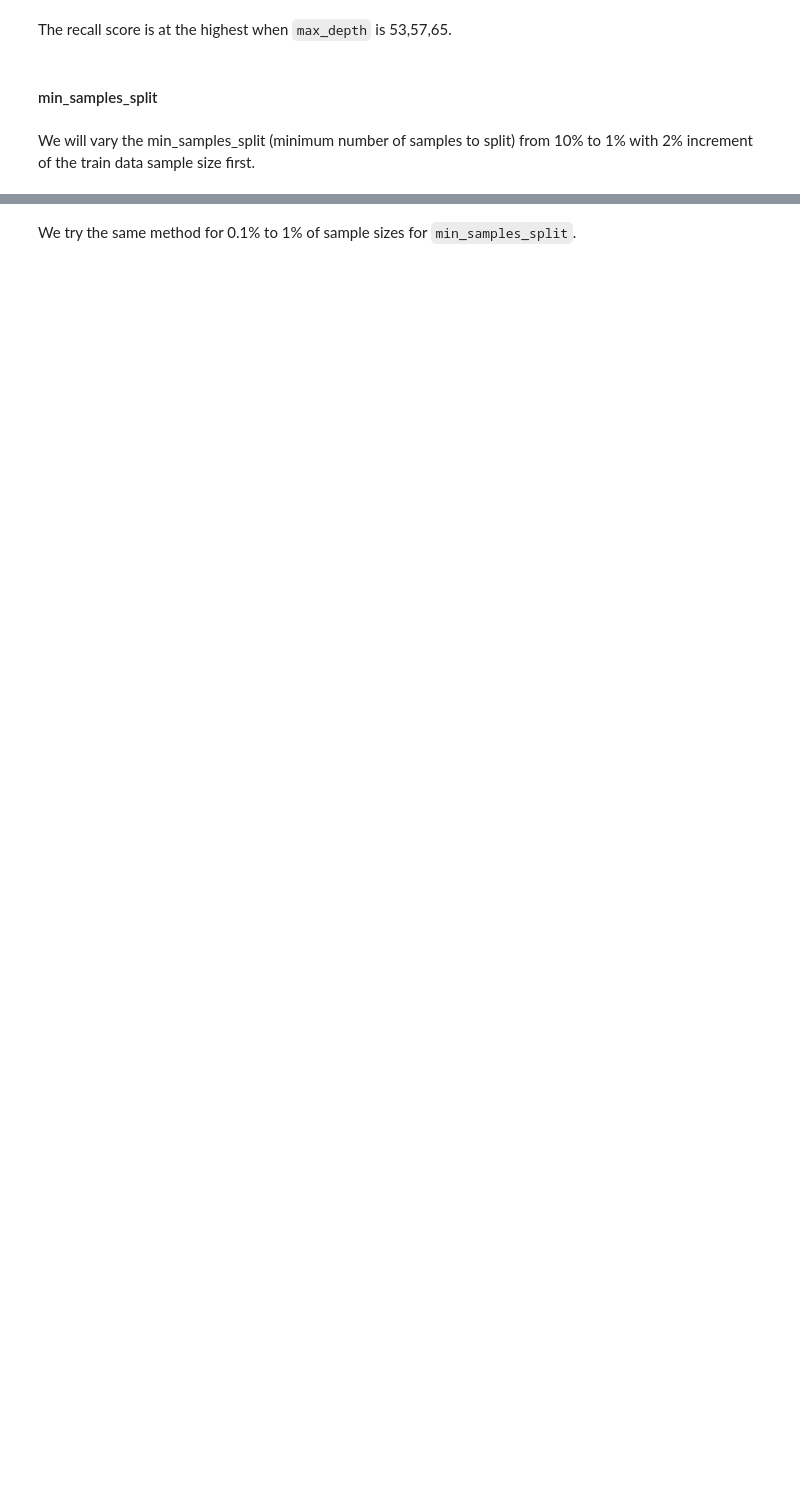
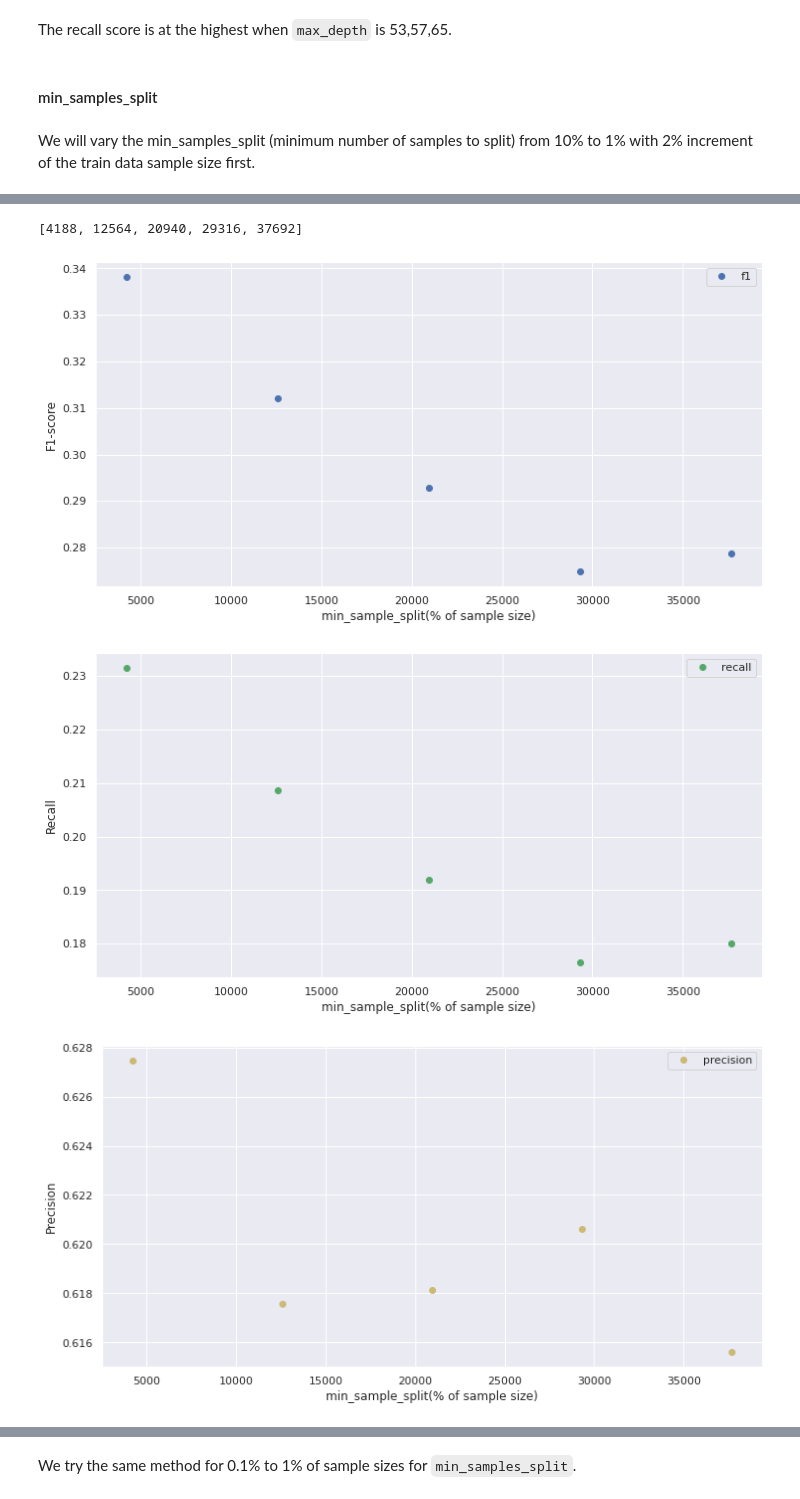
Before and after one commit to russell-ligon/DonorBooster, a Jupyter notebook: testscripts/DC_timeLogistic.ipynb, the cells around one changed output, grey strips where cells are left out. Saved outputs shown, nothing was run; the diff lists cells and outputs as text; code cells hidden in the pictures; blank space fills up the shorter version.

```diff
--- a/testscripts/DC_timeLogistic.ipynb
+++ b/testscripts/DC_timeLogistic.ipynb
@@ -1061,14 +1104,16 @@ We will vary the min_samples_split (minimum number of samples to split) from 10%
 # %%
-[int(x*0.01*418804) for x in np.arange(1,10,2)]
+[int(x*0.01*len(X_train)) for x in np.arange(1,10,2)]
+# %% [output]
+[4188, 12564, 20940, 29316, 37692]
 # %%
-min_samples_splits =[int(x*0.01*418804) for x in np.arange(1,10,2)]
+min_samples_splits =[int(x*0.01*len(X_train)) for x in np.arange(1,10,2)]
 accuracy_results = []
 f1_results = []
 recall_results = []
 precision_results=[]
 
 for min_samples_split in min_samples_splits:
-    forest = RandomForestClassifier(max_depth=5,min_samples_split = min_samples_split, n_estimators =100,random_state=123)
+    forest = RandomForestClassifier(max_depth=10,min_samples_split = min_samples_split, n_estimators =100,random_state=123)
     forest.fit(X_train, y_train)
 
     y_pred = forest.predict(X_test)
@@ -1086,30 +1131,34 @@ for min_samples_split in min_samples_splits:
     accuracy_results.append(accuracy)
 
 plt.figure(figsize =(12,6))
 plt.plot(min_samples_splits, f1_results,'bo', label='f1')
 plt.xlabel('min_sample_split(% of sample size)')
 plt.ylabel('F1-score')
 plt.legend()
 plt.show()
 
 plt.figure(figsize =(12,6))
 plt.plot(min_samples_splits, recall_results,'go', label='recall')
 plt.xlabel('min_sample_split(% of sample size)')
 plt.ylabel('Recall')
 plt.legend()
 plt.show()
 
 plt.figure(figsize =(12,6))
 plt.plot(min_samples_splits, precision_results,'yo', label='precision')
 plt.xlabel('min_sample_split(% of sample size)')
 plt.ylabel('Precision')
 plt.legend()
 plt.show()
 
 
 plt.figure(figsize = (12,6))
 plt.plot(min_samples_splits, accuracy_results,'ro', label = 'accuracy')
 plt.xlabel('min_samples_split(% of sample size)')
 plt.ylabel('Accuracy')
 plt.legend()
 plt.show()
+# %% [output]
+[figure, added]
+[figure, added]
+[figure, added]
```
Also changed, not shown: parts of 26 cells of this notebook, 2 other files.
